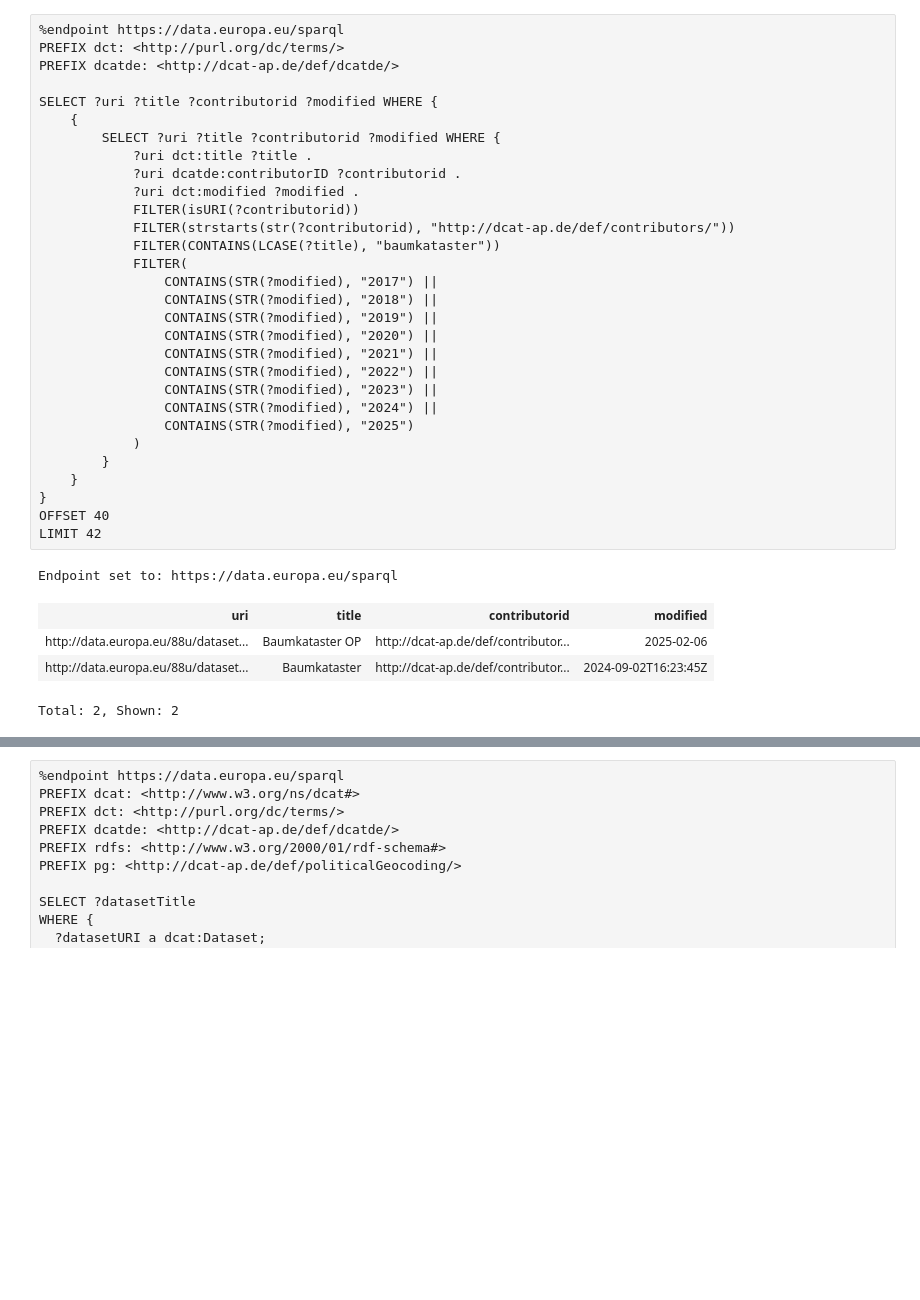
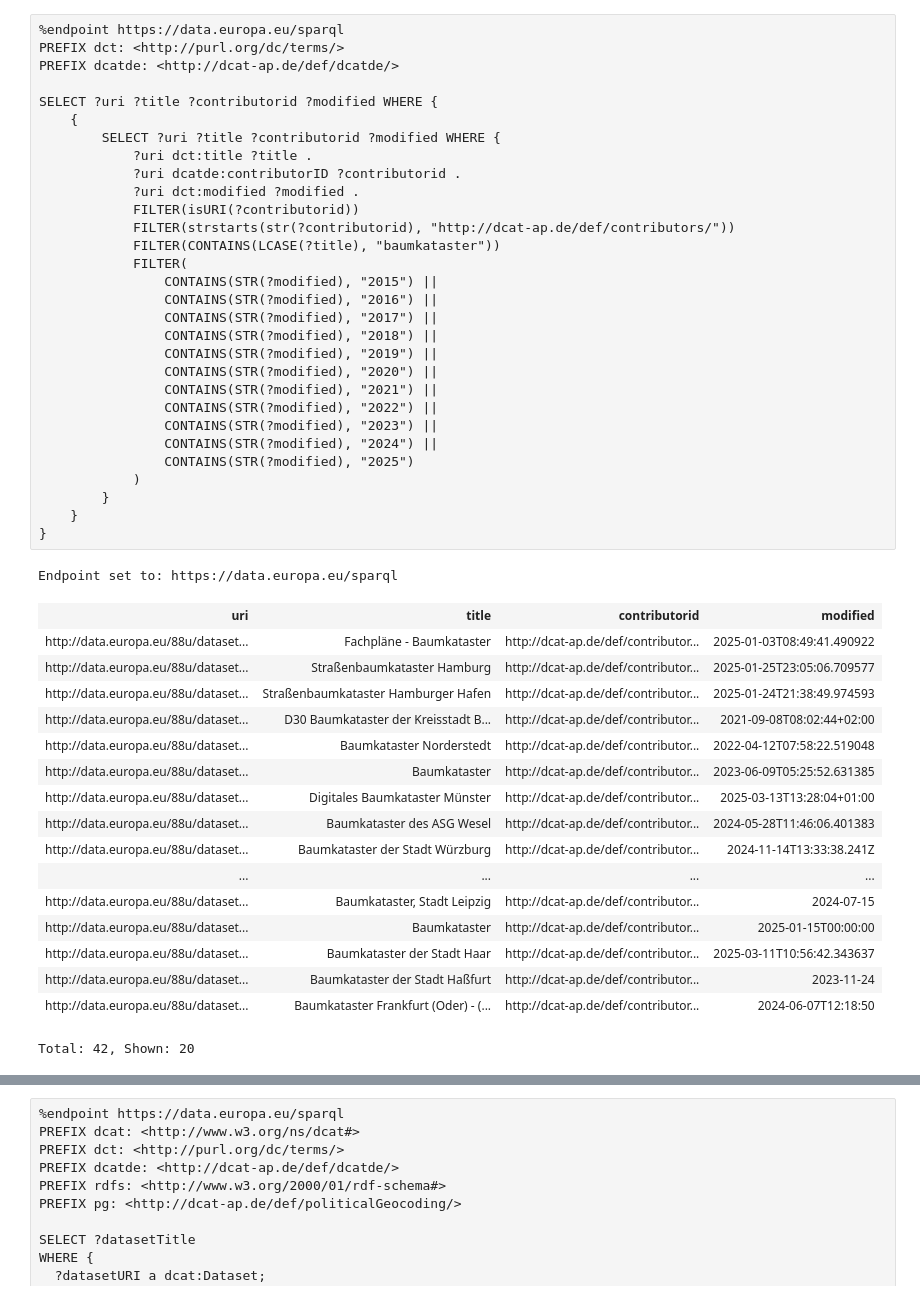
Before and after one commit to quadriga-dk/Tabelle-Fallstudie-2, a Jupyter notebook: FinaleForschungsfrage.ipynb, the cells around one changed output, grey strips where cells are left out. Cells and saved outputs as stored; diff of their text form; blank space fills up the shorter version.

```diff
--- a/FinaleForschungsfrage.ipynb
+++ b/FinaleForschungsfrage.ipynb
@@ -2,38 +31,51 @@
 %endpoint https://data.europa.eu/sparql
 PREFIX dct: <http://purl.org/dc/terms/>
 PREFIX dcatde: <http://dcat-ap.de/def/dcatde/>
 
 SELECT ?uri ?title ?contributorid ?modified WHERE {
     {
         SELECT ?uri ?title ?contributorid ?modified WHERE {
             ?uri dct:title ?title .
             ?uri dcatde:contributorID ?contributorid .
             ?uri dct:modified ?modified .
             FILTER(isURI(?contributorid))
             FILTER(strstarts(str(?contributorid), "http://dcat-ap.de/def/contributors/"))
             FILTER(CONTAINS(LCASE(?title), "baumkataster"))
             FILTER(
+                CONTAINS(STR(?modified), "2015") ||
+                CONTAINS(STR(?modified), "2016") ||
                 CONTAINS(STR(?modified), "2017") ||
                 CONTAINS(STR(?modified), "2018") ||
                 CONTAINS(STR(?modified), "2019") ||
                 CONTAINS(STR(?modified), "2020") ||
                 CONTAINS(STR(?modified), "2021") ||
                 CONTAINS(STR(?modified), "2022") ||
                 CONTAINS(STR(?modified), "2023") ||
                 CONTAINS(STR(?modified), "2024") ||
                 CONTAINS(STR(?modified), "2025")
             )
         }
     }
 }
-OFFSET 40
-LIMIT 42
 # %% [output]
 Endpoint set to: https://data.europa.eu/sparql
 | uri | title | contributorid | modified |
-| http://data.europa.eu/88u/dataset... | Baumkataster OP | http://dcat-ap.de/def/contributor... | 2025-02-06 |
-| http://data.europa.eu/88u/dataset... | Baumkataster | http://dcat-ap.de/def/contributor... | 2024-09-02T16:23:45Z |
+| http://data.europa.eu/88u/dataset... | Fachpläne - Baumkataster | http://dcat-ap.de/def/contributor... | 2025-01-03T08:49:41.490922 |
+| http://data.europa.eu/88u/dataset... | Straßenbaumkataster Hamburg | http://dcat-ap.de/def/contributor... | 2025-01-25T23:05:06.709577 |
+| http://data.europa.eu/88u/dataset... | Straßenbaumkataster Hamburger Hafen | http://dcat-ap.de/def/contributor... | 2025-01-24T21:38:49.974593 |
+| http://data.europa.eu/88u/dataset... | D30 Baumkataster der Kreisstadt B... | http://dcat-ap.de/def/contributor... | 2021-09-08T08:02:44+02:00 |
+| http://data.europa.eu/88u/dataset... | Baumkataster Norderstedt | http://dcat-ap.de/def/contributor... | 2022-04-12T07:58:22.519048 |
+| http://data.europa.eu/88u/dataset... | Baumkataster | http://dcat-ap.de/def/contributor... | 2023-06-09T05:25:52.631385 |
+| http://data.europa.eu/88u/dataset... | Digitales Baumkataster Münster | http://dcat-ap.de/def/contributor... | 2025-03-13T13:28:04+01:00 |
+| http://data.europa.eu/88u/dataset... | Baumkataster des ASG Wesel | http://dcat-ap.de/def/contributor... | 2024-05-28T11:46:06.401383 |
+| http://data.europa.eu/88u/dataset... | Baumkataster der Stadt Würzburg | http://dcat-ap.de/def/contributor... | 2024-11-14T13:33:38.241Z |
+| ... | ... | ... | ... |
+| http://data.europa.eu/88u/dataset... | Baumkataster, Stadt Leipzig | http://dcat-ap.de/def/contributor... | 2024-07-15 |
+| http://data.europa.eu/88u/dataset... | Baumkataster | http://dcat-ap.de/def/contributor... | 2025-01-15T00:00:00 |
+| http://data.europa.eu/88u/dataset... | Baumkataster der Stadt Haar | http://dcat-ap.de/def/contributor... | 2025-03-11T10:56:42.343637 |
+| http://data.europa.eu/88u/dataset... | Baumkataster der Stadt Haßfurt | http://dcat-ap.de/def/contributor... | 2023-11-24 |
+| http://data.europa.eu/88u/dataset... | Baumkataster Frankfurt (Oder) - (... | http://dcat-ap.de/def/contributor... | 2024-06-07T12:18:50 |
-Total: 2, Shown: 2
+Total: 42, Shown: 20
 # %%
 %endpoint https://data.europa.eu/sparql
 PREFIX dct: <http://purl.org/dc/terms/>
```
Also changed, not shown: parts of 12 cells of this notebook, 2 other files.
